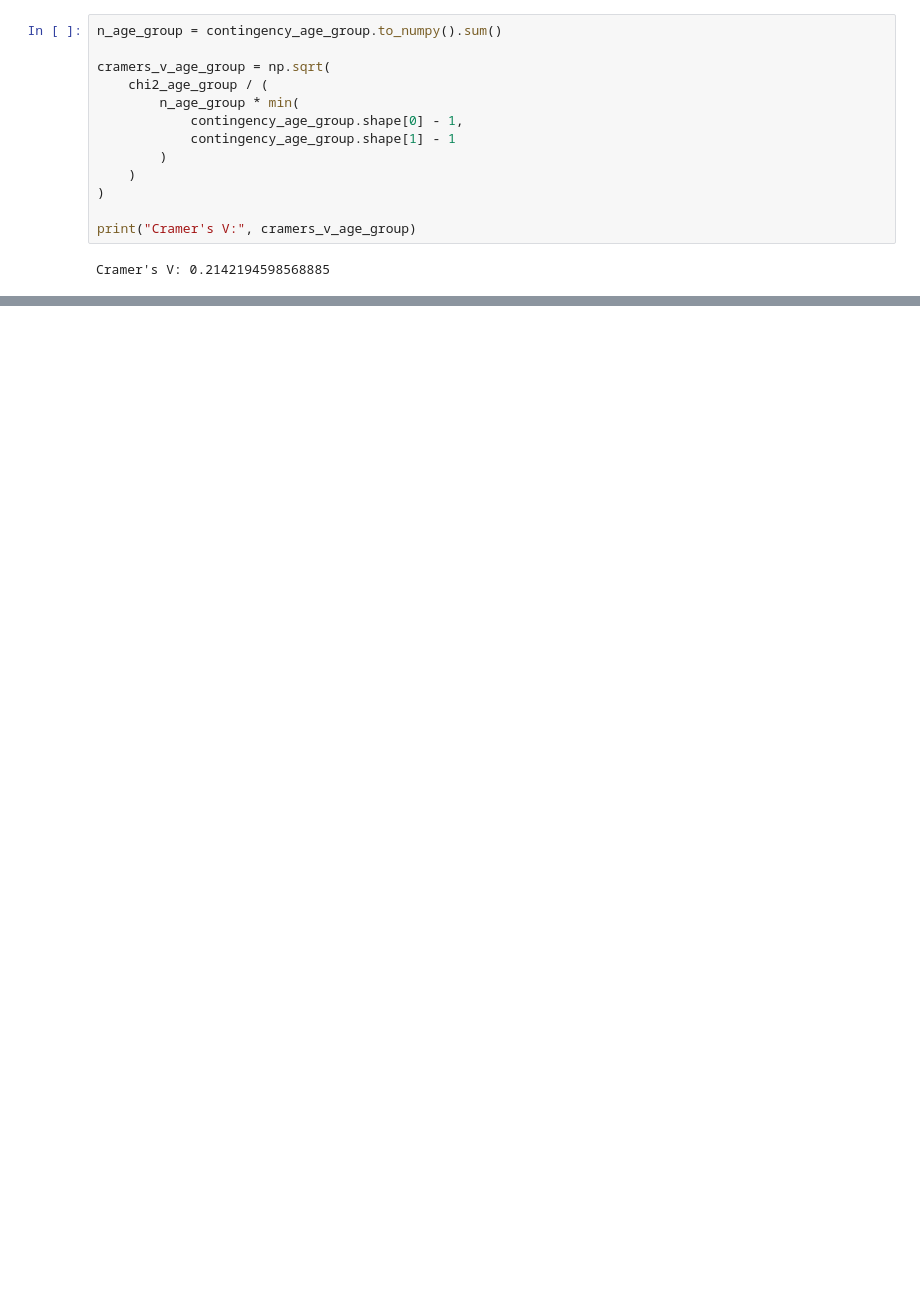
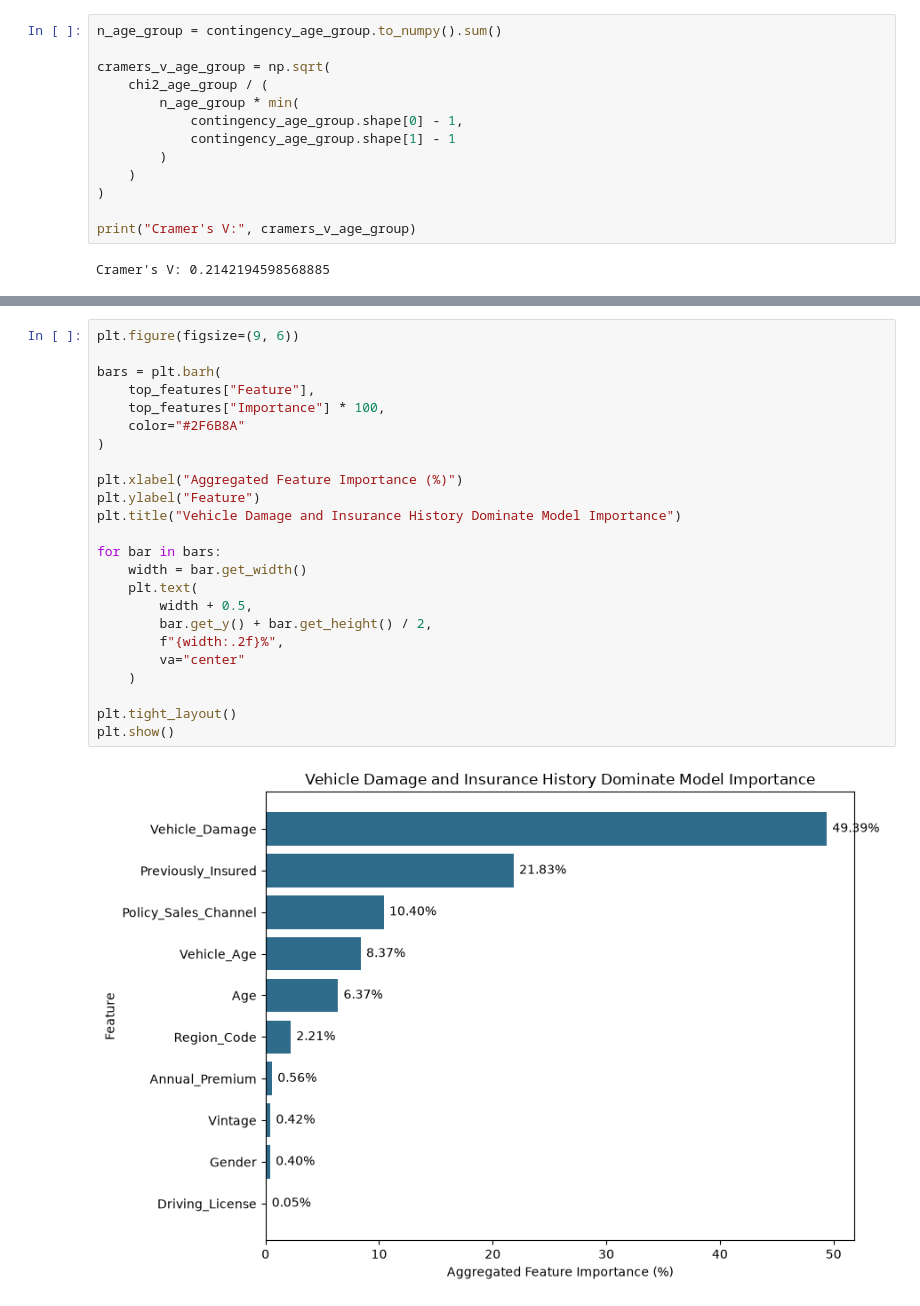
Before and after one commit to Poojithasony/vehicle-insurance-cross-sell-analysis, a Jupyter notebook: notebooks/01_business_understanding_and_eda.ipynb, the cells around one changed output, grey strips where cells are left out. Drawn from its saved outputs; the diff is of its cells as text; blank space fills up the shorter version.

```diff
--- a/notebooks/01_business_understanding_and_eda.ipynb
+++ b/notebooks/01_business_understanding_and_eda.ipynb
@@ -2287,0 +2745,26 @@ plt.show()
+# %%
+plt.figure(figsize=(9, 6))
+
+bars = plt.barh(
+    top_features["Feature"],
+    top_features["Importance"] * 100,
+    color="#2F6B8A"
+)
+
+plt.xlabel("Aggregated Feature Importance (%)")
+plt.ylabel("Feature")
+plt.title("Vehicle Damage and Insurance History Dominate Model Importance")
+
+for bar in bars:
+    width = bar.get_width()
+    plt.text(
+        width + 0.5,
+        bar.get_y() + bar.get_height() / 2,
+        f"{width:.2f}%",
+        va="center"
+    )
+
+plt.tight_layout()
+plt.show()
+# %% [output]
+[figure, added]
```
Also changed, not shown: parts of 211 cells of this notebook.
